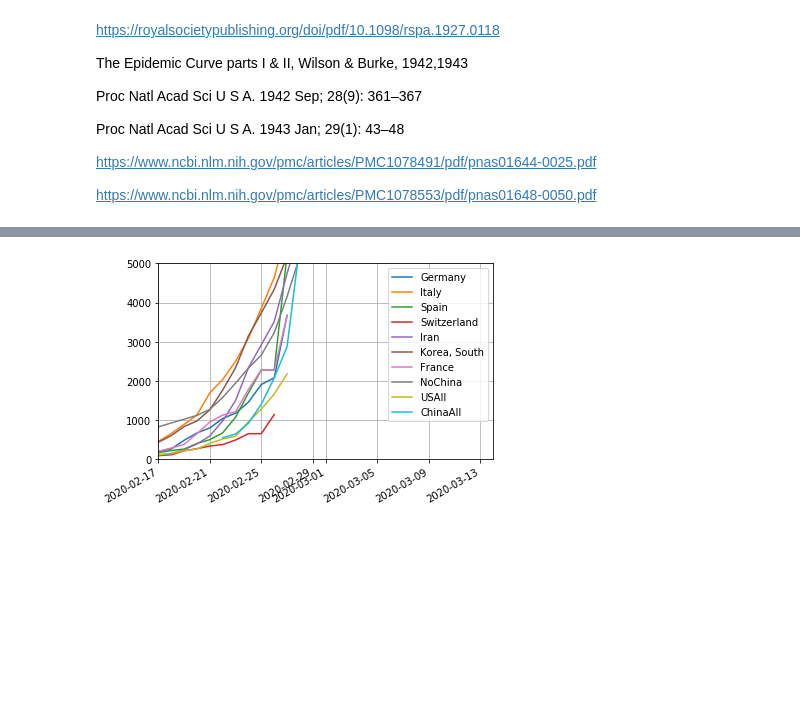
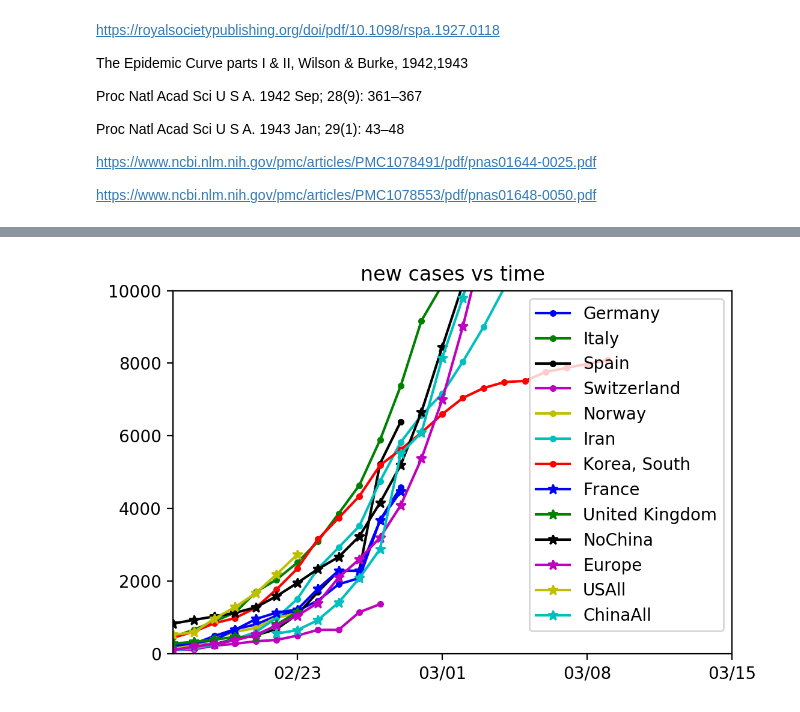
Before and after one commit to raysalem/sars-cov-19, a Jupyter notebook: cov-19.ipynb, the cells around one changed output, grey strips where cells are left out. Cells and saved outputs as stored; diff of their text form; code cells hidden in the pictures; blank space fills up the shorter version.

```diff
--- a/cov-19.ipynb
+++ b/cov-19.ipynb
@@ -304,13 +305,17 @@ Growth Rate Europe:1.19
 # %%
+
 #ignore china here
 fig, ax =plt.subplots(1,2)
 for name in countries.keys():
     if name =="China":continue
     country = countries[name]
-    ax[0].plot(data.loc[(country)].sum(),label=name)
-ax[0].xaxis.set_major_locator(myLocator)
+    y = data.loc[(country)].sum()
+    ax[0].plot(y.index,y.values,label=name)
+#ax[0].xaxis.set_major_locator(myLocator)
 ax[0].grid()
 ax[0].legend()
+ax[0].xaxis.set_major_locator(myLocator)
+ax[0].xaxis.set_major_formatter(myFmt)
 ax[0].set_title("total cases over time");
 
 
@@ -322,8 +327,9 @@ for name in countries.keys():
     ax[1].plot(vals,label=name)
 ax[1].xaxis.set_major_locator(myLocator)
 ax[1].grid()
-fig.autofmt_xdate()
-
+ax[1].xaxis.set_major_formatter(myFmt)
 ax[1].legend()
 ax[1].set_title("new cases vs time");
+
+fig.autofmt_xdate()
 # %% [output]
@@ -370,10 +376,10 @@ https://www.ncbi.nlm.nih.gov/pmc/articles/PMC1078553/pdf/pnas01648-0050.pdf
 # %%
 
 filtV= "South Korea"
-#filtV= "China"
+filtV= "Europe"
 
 #filtV = "US"
-filtV = "Italy"
+#filtV = "Italy"
 #filtV = "China"
 for ctr in countries.keys():
     #only get filtered country or group, from countries dict
@@ -385,7 +391,7 @@ for ctr in countries.keys():
     A=max(Nd)
     # this is width variable, smaller means slower groth (this is a guss)
     # first run wiht a good set then adjust to target (for example run with south kora)
-    B=0.21
+    B=0.3
 
     C=np.argmax(Nd)
 
@@ -406,36 +412,50 @@ for ctr in countries.keys():
 # %%
 #align countries, with the following offset to get a prediction where they are
 # ideally normalize too
+
 offsets = {"ChinaAll":31,
            "Italy":-9,
            "Spain":-15,
            "Iran":-8,
            "Germany":-15,
            "Korea, South":-5,
            "Switzerland":-16,
            "France":-15,
            "NoChina":0,
-           "USAll":-15}
+           "Europe":-5,
+           "Norway":-20,
+           "United Kingdom":-20,
+           "USAll":-20}
+
+
+
+
+
+#plt.rcParams['axes.prop_cycle'] = ("cycler('color', 'rgbcmyk') +"
+#                                   "cycler('lw', [1, 1, 3])")
+
 fig, ax=plt.subplots(1,1)
 for index, row in data[data[dt]>1000].iterrows():
     ctr =index[0]
     #print(ctr)
     if("China" == ctr): continue
 
-    vdt = [(datetime.datetime.strptime(d,"%m/%d/%y") +datetime.timedelta(days=offsets[ctr])).date()#.strftime("%m/%d")
+    vdt = [(d +datetime.timedelta(days=offsets[ctr])).date()#.strftime("%m/%d")
            for d in data.columns]
 
     ax.plot(vdt,row.values, label=ctr)
 #ax.xaxis.set_major_locator(myLocator)
 ax.grid()
 #control range to zoom regio of interest
-ax.set_ylim(0, 5000)
+ax.set_ylim(0, 10000)
 ax.set_xlim(datetime.date(2020, 2, 17), datetime.date.today())
-plt.legend()
-
-fig.autofmt_xdate()
+ax.xaxis.set_major_locator(myLocator)
+ax.grid()
+ax.xaxis.set_major_formatter(myFmt)
+ax.legend()
+ax.set_title("new cases vs time");
 # %% [output]
-[figure, old version]
+[figure, new version]
 # %%
 # try to predict the 'US' covid-19 number of illness, will adapt the rate, note this will only reflect
 # the positive exponent of the logistic curver (at the inflection points switchs from exponential to logarithmic)
```
Also changed, not shown: parts of 20 cells of this notebook.
